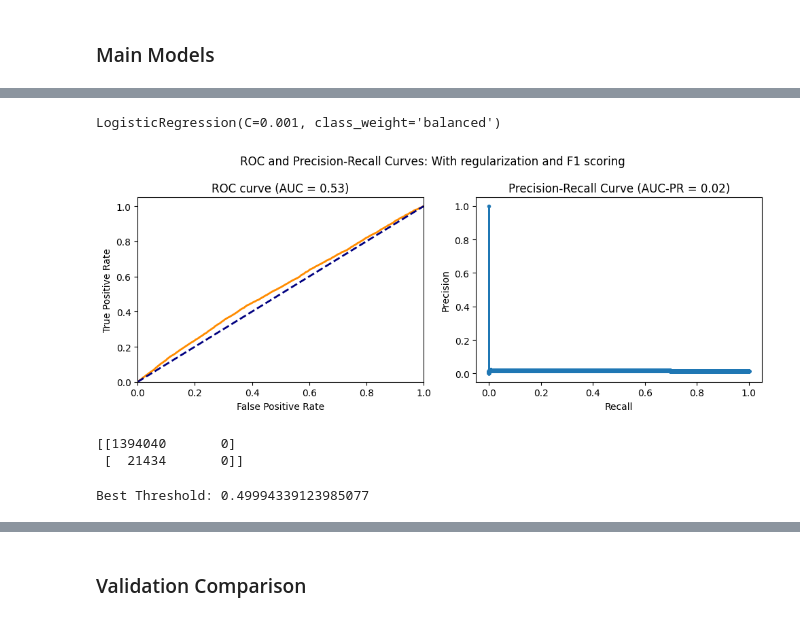
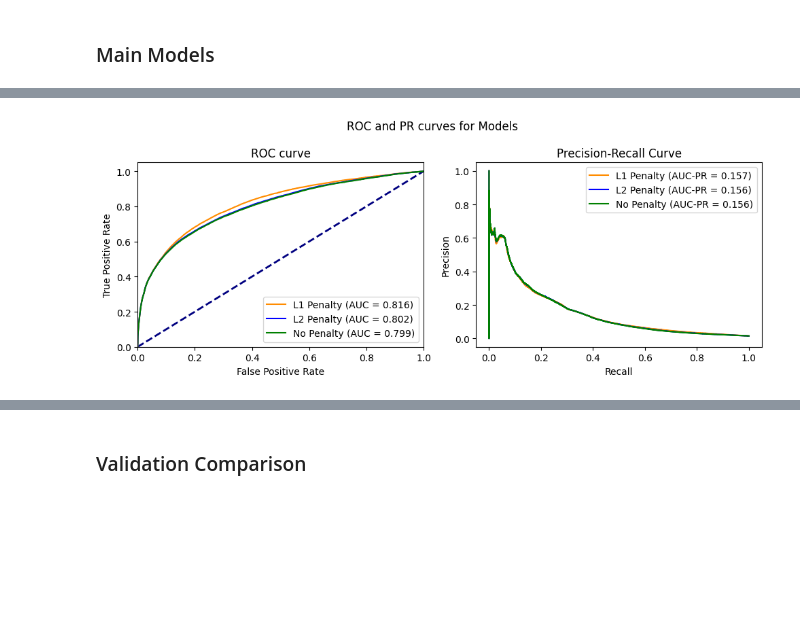
Before and after one commit to alvaro-dda/zrive-ds, a Jupyter notebook: src/module_3/assign_3.ipynb, the cells around one changed output, grey strips where cells are left out. Saved outputs shown, nothing was run; the diff lists cells and outputs as text; code cells hidden in the pictures; blank space fills up the shorter version.

```diff
--- a/src/module_3/assign_3.ipynb
+++ b/src/module_3/assign_3.ipynb
@@ -89,2 +81,8 @@ test_data_orders = transac_5_items[int(len(transac_5_items)*0.9):]
+# %%
+df_categorical_features = ['product_type','vendor']
+df_date_features = ['week_day','month']
+df_numeric_features = ['user_order_seq', 'ordered_before', 'abandoned_before', 'active_snoozed', 'set_as_regular', 'normalised_price',
+ 'discount_pct', 'global_popularity', 'count_adults', 'count_children', 'count_babies', 'count_pets', 'people_ex_baby', 'days_since_purchase_variant_id', 'avg_days_to_buy_variant_id',
+ 'std_days_to_buy_variant_id', 'days_since_purchase_product_type', 'avg_days_to_buy_product_type','std_days_to_buy_product_type']
 # %% [markdown]
 ### Main Models
@@ -98 +89,27 @@ test_data_y = df[df['order_id'].isin(test_data_orders)].iloc[:,0]
+# %%
+from sklearn.preprocessing import StandardScaler
+from sklearn.linear_model import LogisticRegression
+from sklearn.model_selection import GridSearchCV
+from sklearn.pipeline import Pipeline
+
+def get_reg_model(penalty:str ,features: pd.DataFrame) -> GridSearchCV:
+    '''
+    Trains a Logistic Regression Model with the desired penalty and returns the model.
+    '''
+
+    param_grid = {
+        'clf__C': [0.001, 0.01, 0.1, 1, 10, 100],
+        'clf__penalty': [penalty]}
+
+    if penalty == "l1":
+        param_grid['clf__solver'] = ['liblinear']
+
+    pipeline = Pipeline([
+        ('scaler', StandardScaler()),
+        ('clf', LogisticRegression())])
+
+    grid_search = GridSearchCV(pipeline, param_grid, cv=5, n_jobs=-1)
+    grid_search.fit(features, df_train['outcome'])
+
+    return grid_search
 # %%
@@ -250,31 +151,15 @@ Best Threshold: 0.4999481480929332
-# %%
-#Linear regression model with Reguarization and F1 scoring
-
-param_grid = {
-    'penalty': ['l2'],
-    'C': [0.001, 0.01, 0.1, 1, 10, 100],
-    'class_weight': ['balanced']
-}
-
-log_model = LogisticRegression()
-
-scorer = metrics.make_scorer(metrics.f1_score)
-
-grid_search_f1 = GridSearchCV(log_model, param_grid, cv=5, scoring=scorer, n_jobs=-1).fit(train_data_x, train_data_y)
-
-print(grid_search_f1.best_estimator_)
-
-y_train_pred_f1 = grid_search_f1.predict(train_data_x)
-y_train_prob_f1 = grid_search_f1.predict_proba(train_data_x)[:,1]
-
-draw_roc_prc(train_data_y, y_train_prob_f1,"With regularization and F1 scoring")
-print(metrics.confusion_matrix(train_data_y,y_train_pred_f1))
-# %% [output]
-LogisticRegression(C=0.001, class_weight='balanced')
-[figure, removed]
-[[1394040       0]
- [  21434       0]]
-# %%
-threshold_f1 = best_threshold(train_data_y, y_train_prob_f1)
-# %% [output]
-Best Threshold: 0.49994339123985077
+# %%
+#Linear Logistic Regression Models
+grid_search_l1 = get_reg_model('l1', df_train.loc[:,df_numeric_features])
+grid_search_l2 = get_reg_model('l2', df_train.loc[:,df_numeric_features])
+grid_search_base = get_reg_model(None, df_train.loc[:,df_numeric_features])
+# %%
+# Train Error
+list_train_probs = [grid_search_l1.predict_proba(df_train.loc[:,df_numeric_features])[:,1],
+                    grid_search_l2.predict_proba(df_train.loc[:,df_numeric_features])[:,1],
+                    grid_search_base.predict_proba(df_train.loc[:,df_numeric_features])[:,1]]
+
+labels = ['L1 Penalty','L2 Penalty','No Penalty']
+draw_roc_prc(df_train['outcome'], list_train_probs,labels)
+# %% [output]
+[figure, added]
```
Also changed, not shown: parts of 39 cells of this notebook, 6 other files.
